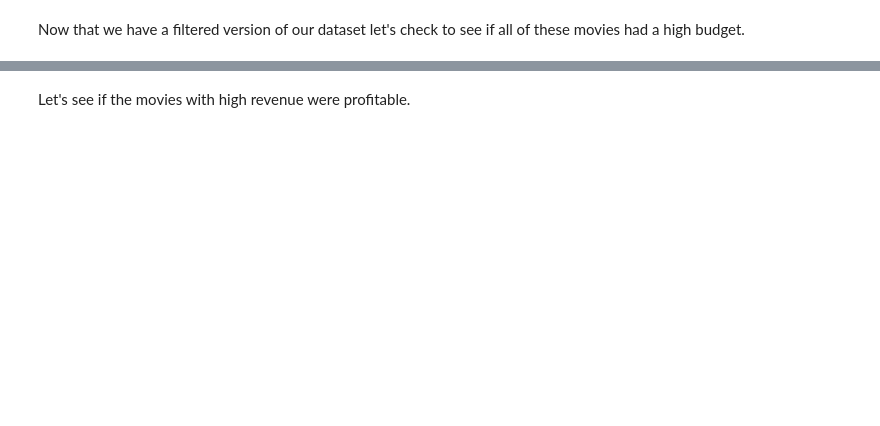
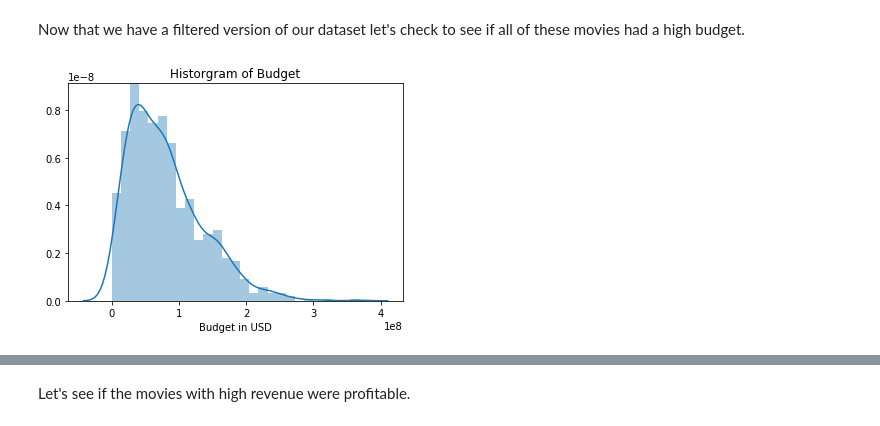
Before and after one commit to danielmiguel320/dand_investigate_data_set, a Jupyter notebook: investigate-a-dataset-template.ipynb, the cells around one changed output, grey strips where cells are left out. Saved outputs shown, nothing was run; the diff lists cells and outputs as text; code cells hidden in the pictures; blank space fills up the shorter version.

```diff
--- a/investigate-a-dataset-template.ipynb
+++ b/investigate-a-dataset-template.ipynb
@@ -119,4 +245,9 @@ high_rev.info()
 # %% [markdown]
 Now that we have a filtered version of our dataset let's check to see if all of these movies had a high budget.
 # %%
-sns.distplot(high_rev['budget_adj'], axlabel='Budget in USD');
+# Histogram plot of Budget
+plt.title('Historgram of Budget')
+sns.distplot(high_rev['budget_adj'],
+             axlabel='Budget in USD');
+# %% [output]
+[figure, added]
```
Also changed, not shown: parts of 20 cells of this notebook.
